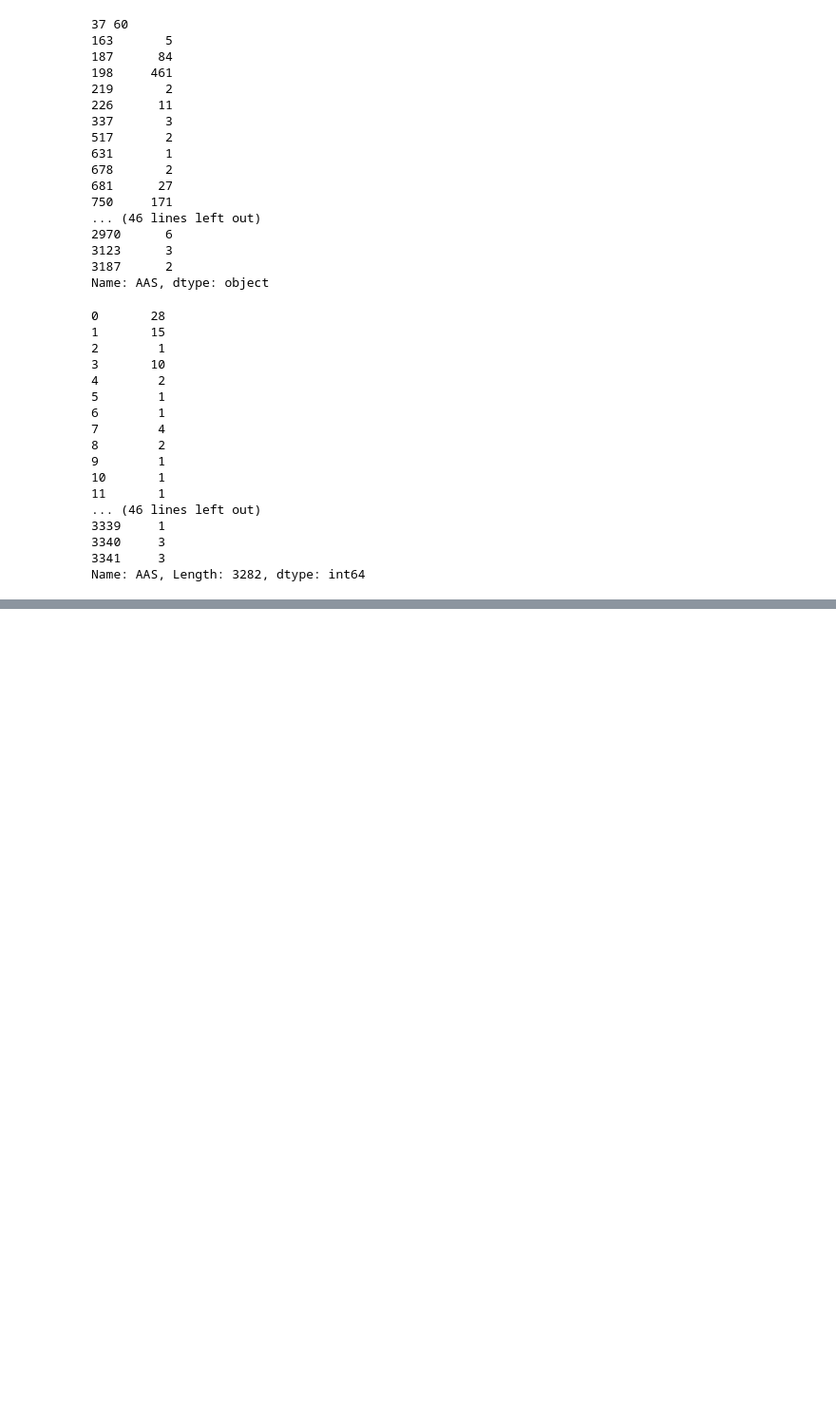
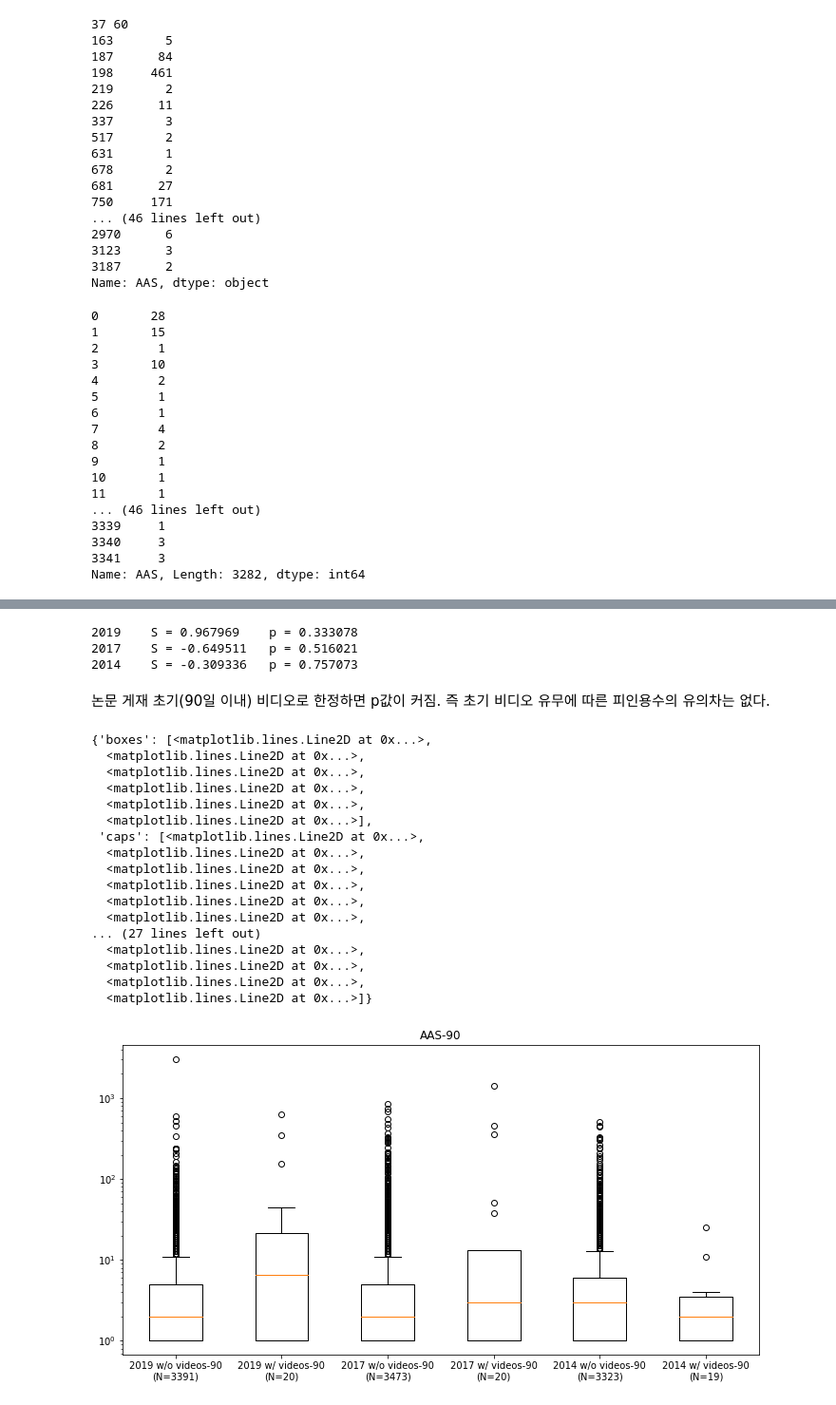
Before and after one commit to Hweemyoung/mastersdegree, a Jupyter notebook: ytcrawl/customs/200819.ipynb, the cells around one changed output, grey strips where cells are left out. Shown at 95% size. Saved outputs shown, nothing was run; the diff lists cells and outputs as text; code cells hidden in the pictures; blank space fills up the shorter version.

```diff
--- a/ytcrawl/customs/200819.ipynb
+++ b/ytcrawl/customs/200819.ipynb
@@ -176,0 +342,72 @@ print("2014\tS = %f\tp = %f"%(_s2014, _p2014))
+# %%
+_s2019, _p2019 = stats.ttest_ind(
+    _2019_90_wo_videos_cit,
+    _2019_90_w_videos_cit
+)
+print("2019\tS = %f\tp = %f"%(_s2019, _p2019))
+
+_s2017, _p2017 = stats.ttest_ind(
+    _2017_90_wo_videos_cit,
+    _2017_90_w_videos_cit
+)
+print("2017\tS = %f\tp = %f"%(_s2017, _p2017))
+
+_s2014, _p2014 = stats.ttest_ind(
+    _2014_90_wo_videos_cit,
+    _2014_90_w_videos_cit
+)
+print("2014\tS = %f\tp = %f"%(_s2014, _p2014))
+# %% [output]
+2019    S = 0.967969    p = 0.333078
+2017    S = -0.649511   p = 0.516021
+2014    S = -0.309336   p = 0.757073
+# %% [markdown]
+논문 게재 초기(90일 이내) 비디오로 한정하면 p값이 커짐. 즉 초기 비디오 유무에 따른 피인용수의 유의차는 없다.
+# %%
+_2019_90_wo_videos = df1[~df1.DOI.isin(_idx_papers_2019_90)][df1["AAS"] != "None"]["AAS"].dropna().astype(int)
+_2019_90_w_videos = df1[df1.DOI.isin(_idx_papers_2019_90)][df1["AAS"] != "None"]["AAS"].dropna().astype(int)
+_2017_90_wo_videos = df2[~df2.DOI.isin(_idx_papers_2017_90)][df2["AAS"] != "None"]["AAS"].dropna().astype(int)
+_2017_90_w_videos = df2[df2.DOI.isin(_idx_papers_2017_90)][df2["AAS"] != "None"]["AAS"].dropna().astype(int)
+_2014_90_wo_videos = df3[~df3.DOI.isin(_idx_papers_2014_90)][df3["AAS"] != "None"]["AAS"].dropna().astype(int)
+_2014_90_w_videos = df3[df3.DOI.isin(_idx_papers_2014_90)][df3["AAS"] != "None"]["AAS"].dropna().astype(int)
+
+plt.figure(figsize=(12, 6))
+plt.title("AAS-90")
+plt.yscale("log")
+# plt.ylim([0, 200])
+plt.boxplot([
+    _2019_90_wo_videos,
+    _2019_90_w_videos,
+    _2017_90_wo_videos,
+    _2017_90_w_videos,
+    _2014_90_wo_videos,
+    _2014_90_w_videos
+],
+    labels=[
+        "2019 w/o videos-90\n(N=%s)"%len(_2019_90_wo_videos),
+        "2019 w/ videos-90\n(N=%s)"%len(_2019_90_w_videos),
+        "2017 w/o videos-90\n(N=%s)"%len(_2017_90_wo_videos),
+        "2017 w/ videos-90\n(N=%s)"%len(_2017_90_w_videos),
+        "2014 w/o videos-90\n(N=%s)"%len(_2014_90_wo_videos),
+        "2014 w/ videos-90\n(N=%s)"%len(_2014_90_w_videos)
+    ]
+)
+# %% [output]
+{'boxes': [<matplotlib.lines.Line2D at 0x...>,
+  <matplotlib.lines.Line2D at 0x...>,
+  <matplotlib.lines.Line2D at 0x...>,
+  <matplotlib.lines.Line2D at 0x...>,
+  <matplotlib.lines.Line2D at 0x...>,
+  <matplotlib.lines.Line2D at 0x...>],
+ 'caps': [<matplotlib.lines.Line2D at 0x...>,
+  <matplotlib.lines.Line2D at 0x...>,
+  <matplotlib.lines.Line2D at 0x...>,
+  <matplotlib.lines.Line2D at 0x...>,
+  <matplotlib.lines.Line2D at 0x...>,
+  <matplotlib.lines.Line2D at 0x...>,
+... (27 lines left out)
+  <matplotlib.lines.Line2D at 0x...>,
+  <matplotlib.lines.Line2D at 0x...>,
+  <matplotlib.lines.Line2D at 0x...>,
+  <matplotlib.lines.Line2D at 0x...>]}
+[figure, added]
```
Also changed, not shown: parts of 13 cells of this notebook, 40 other files.
